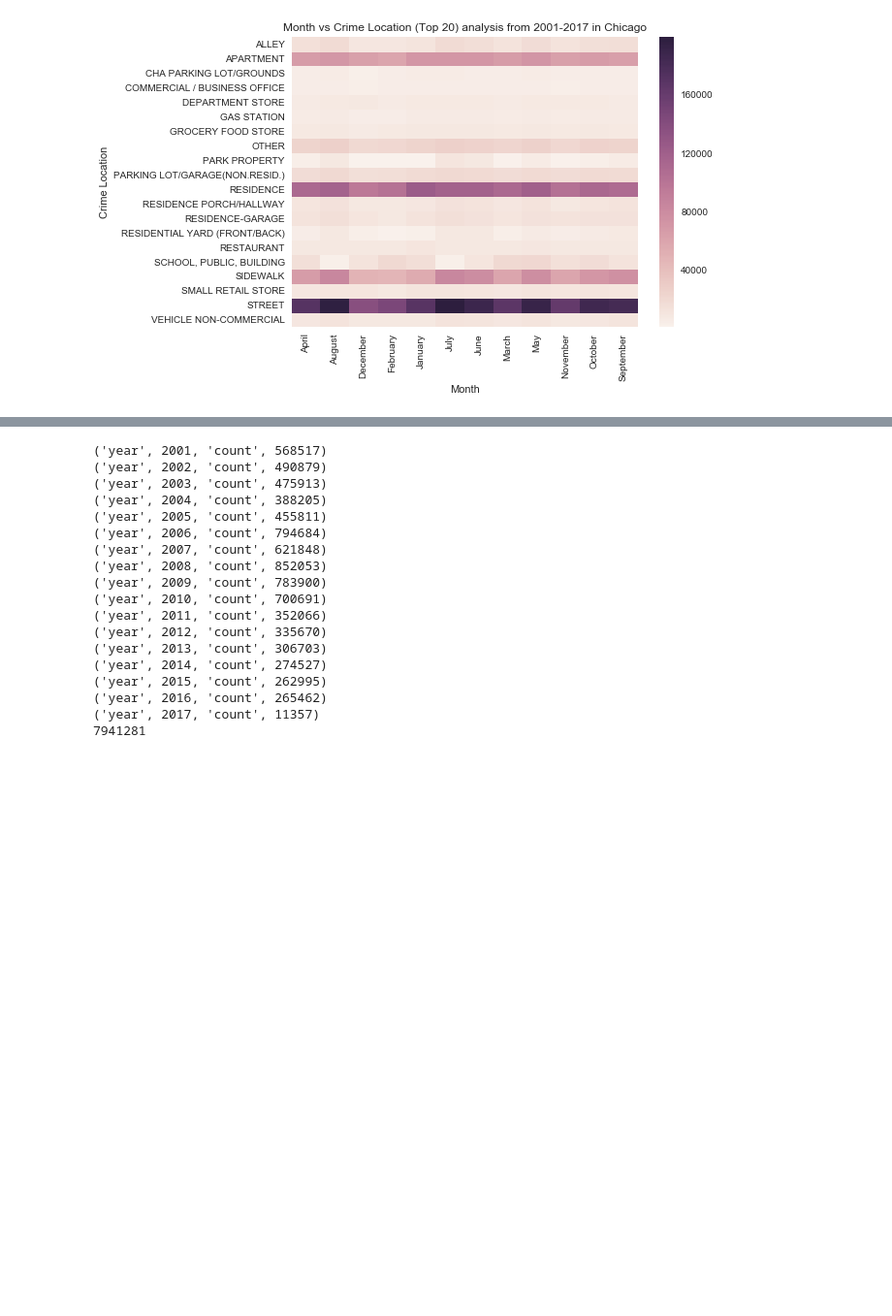
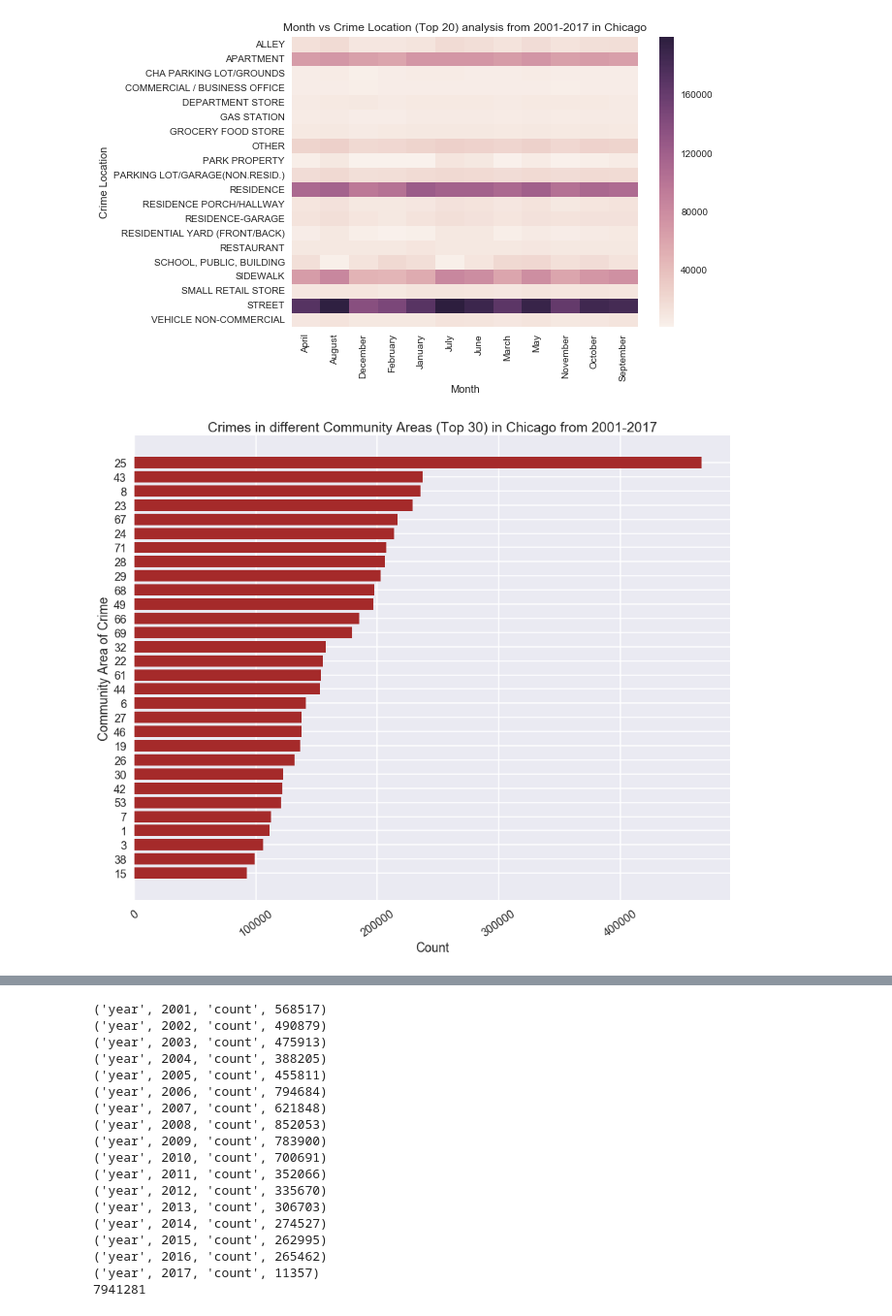
Before and after one commit to bodhisattamaiti25/projects-data-science, a Jupyter notebook: chicago_crime_data_analysis/chicago_crime_data_analysis.ipynb, the cells around one changed output, grey strips where cells are left out. Shown: that part at 97% size. Drawn from its saved outputs; the diff is of its cells as text; code cells hidden in the pictures; blank space fills up the shorter version.

Commit message:
crimes in different community areas and district

```diff
--- a/chicago_crime_data_analysis/chicago_crime_data_analysis.ipynb
+++ b/chicago_crime_data_analysis/chicago_crime_data_analysis.ipynb
@@ -433,3 +433,32 @@ sns.heatmap(crime_counts_by_month_crimeLocationType_df).set_title('Month vs Crim
 plt.show()
 # %% [output]
 [figure]
+# %%
+crime_community_area_counts = crimes_2001_17['Community Area'].value_counts()
+crime_community_area_counts = crime_community_area_counts.to_dict()
+crime_community_area_counts = sorted(crime_community_area_counts.items(), key=lambda x:x[1], reverse=True)
+# %%
+unzip_crime_community_area_data = zip(*crime_community_area_counts)
+# %%
+pylab.rcParams['figure.figsize'] = 15, 12
+fig5, ax5 = plt.subplots()
+
+crime_community_area = unzip_crime_community_area_data[0][0:30]
+crime_community_area = map(int, crime_community_area)
+crime_community_area_count = unzip_crime_community_area_data[1][0:30]
+y_pos_crime_community_area = np.arange(len(crime_community_area))
+
+ax5.barh(y_pos_crime_community_area, crime_community_area_count, align='center', color='brown')
+ax5.set_yticks(y_pos_crime_community_area)
+
+ax5.set_yticklabels(crime_community_area)
+ax5.invert_yaxis()
+ax5.set_xlabel('Count')
+ax5.set_ylabel('Community Area of Crime')
+ax5.set_title('Crimes in different Community Areas (Top 30) in Chicago from 2001-2017')
+for cur_tick in ax5.get_xticklabels():
+    cur_tick.set_rotation(35)
+
+plt.show()
+# %% [output]
+[figure, added]
```
Also changed, not shown: parts of 3 cells of this notebook.
